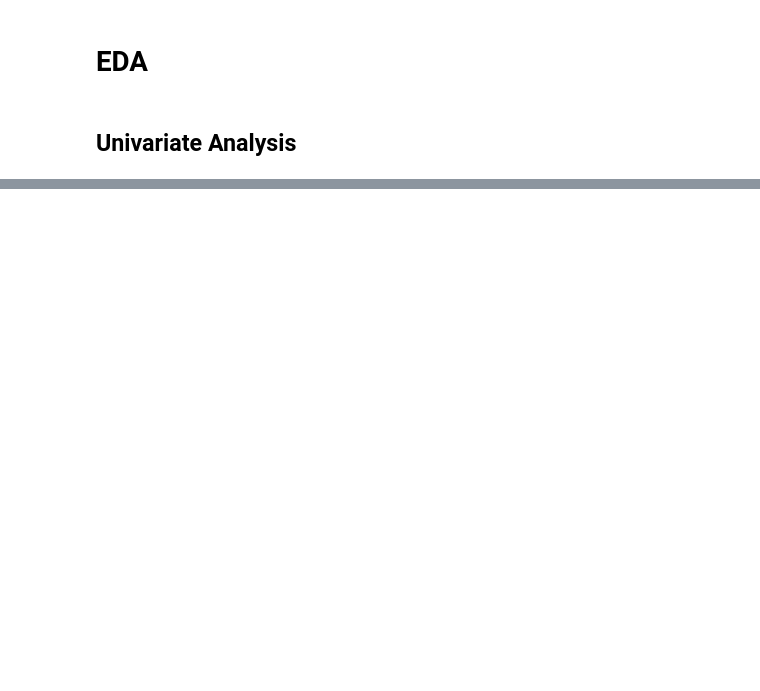
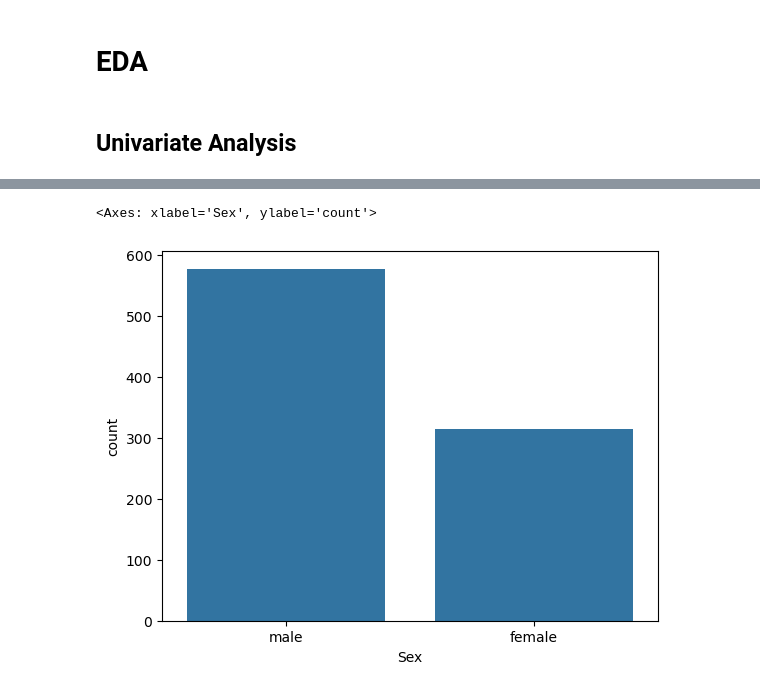
Before and after one commit to missmayekar/Machine_Learning_Basics, a Jupyter notebook: Data preprocessing/Understanding the data.ipynb, the cells around one changed output, grey strips where cells are left out. Drawn from its saved outputs; the diff is of its cells as text; code cells hidden in the pictures; blank space fills up the shorter version.

```diff
--- a/Data preprocessing/Understanding the data.ipynb
+++ b/Data preprocessing/Understanding the data.ipynb
@@ -124,0 +158,6 @@ numericalDf.corr()
+# %%
+# Males were more than females
+sns.countplot(x = df['Sex'])
+# %% [output]
+<Axes: xlabel='Sex', ylabel='count'>
+[figure, added]
```
Also changed, not shown: parts of 23 cells of this notebook.
